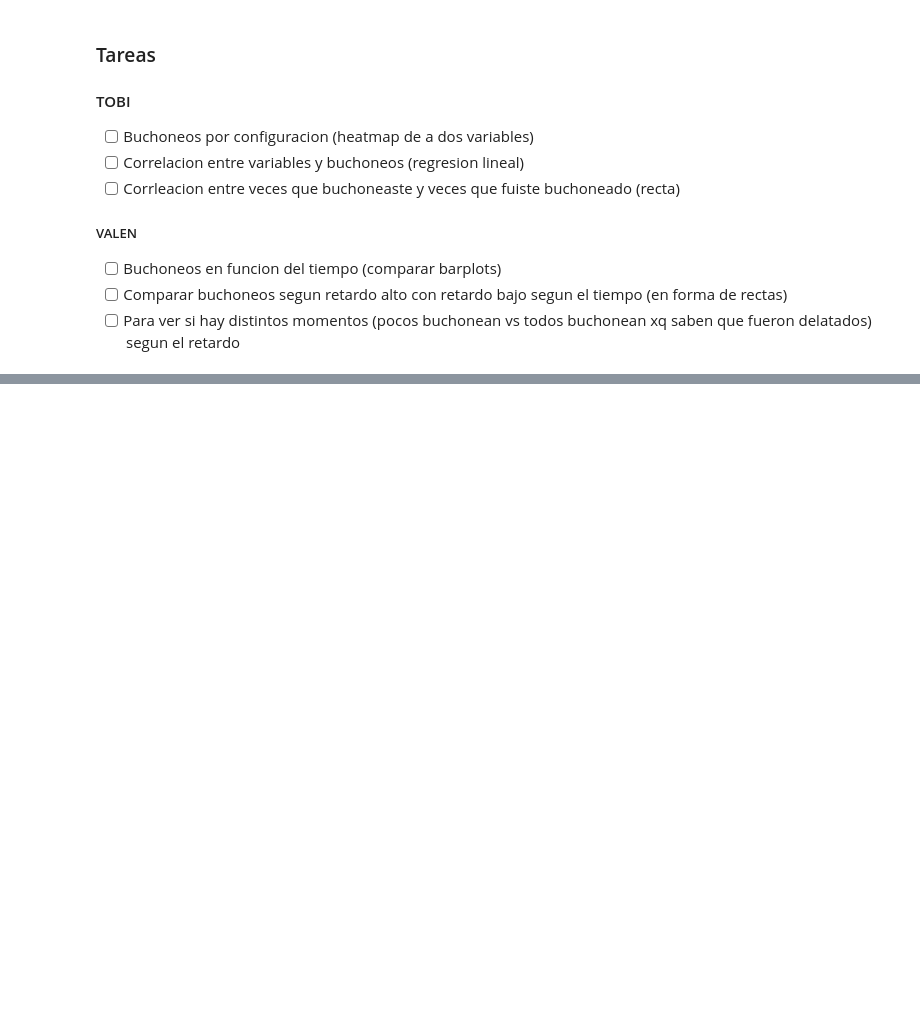
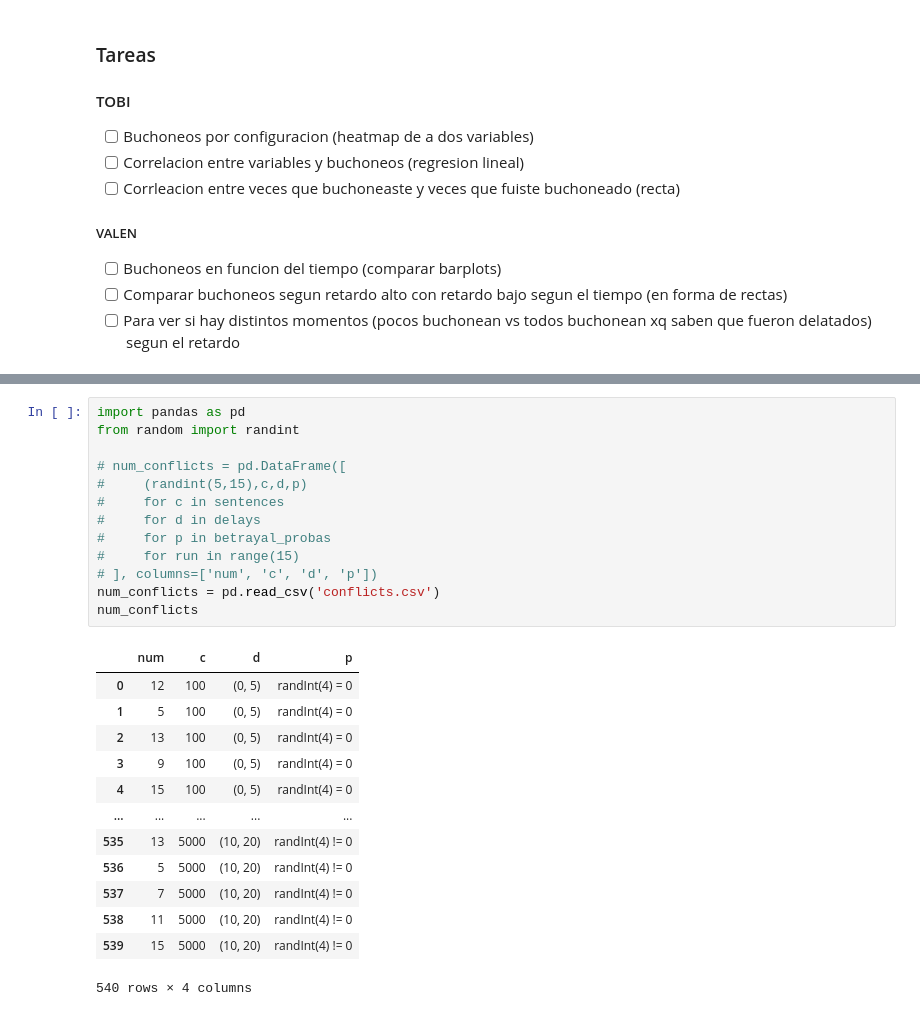
Before and after one commit to TobiasCarreira/sed-tp2, a Jupyter notebook: Simulación de Eventos Discretos - TP2.ipynb, the cells around one changed output, grey strips where cells are left out. Saved outputs shown, nothing was run; the diff lists cells and outputs as text; blank space fills up the shorter version.

```diff
--- a/Simulación de Eventos Discretos - TP2.ipynb
+++ b/Simulación de Eventos Discretos - TP2.ipynb
@@ -183,0 +194,27 @@ plot_histogram(life_times, 'Tiempo de condena total')
+# %%
+import pandas as pd
+from random import randint
+
+# num_conflicts = pd.DataFrame([
+#     (randint(5,15),c,d,p)
+#     for c in sentences
+#     for d in delays
+#     for p in betrayal_probas
+#     for run in range(15)
+# ], columns=['num', 'c', 'd', 'p'])
+num_conflicts = pd.read_csv('conflicts.csv')
+num_conflicts
+# %% [output]
+|  | num | c | d | p |
+| 0 | 12 | 100 | (0, 5) | randInt(4) = 0 |
+| 1 | 5 | 100 | (0, 5) | randInt(4) = 0 |
+| 2 | 13 | 100 | (0, 5) | randInt(4) = 0 |
+| 3 | 9 | 100 | (0, 5) | randInt(4) = 0 |
+| 4 | 15 | 100 | (0, 5) | randInt(4) = 0 |
+| ... | ... | ... | ... | ... |
+| 535 | 13 | 5000 | (10, 20) | randInt(4) != 0 |
+| 536 | 5 | 5000 | (10, 20) | randInt(4) != 0 |
+| 537 | 7 | 5000 | (10, 20) | randInt(4) != 0 |
+| 538 | 11 | 5000 | (10, 20) | randInt(4) != 0 |
+| 539 | 15 | 5000 | (10, 20) | randInt(4) != 0 |
+540 rows × 4 columns
```
Also changed, not shown: parts of 8 cells of this notebook, 6 other files.
